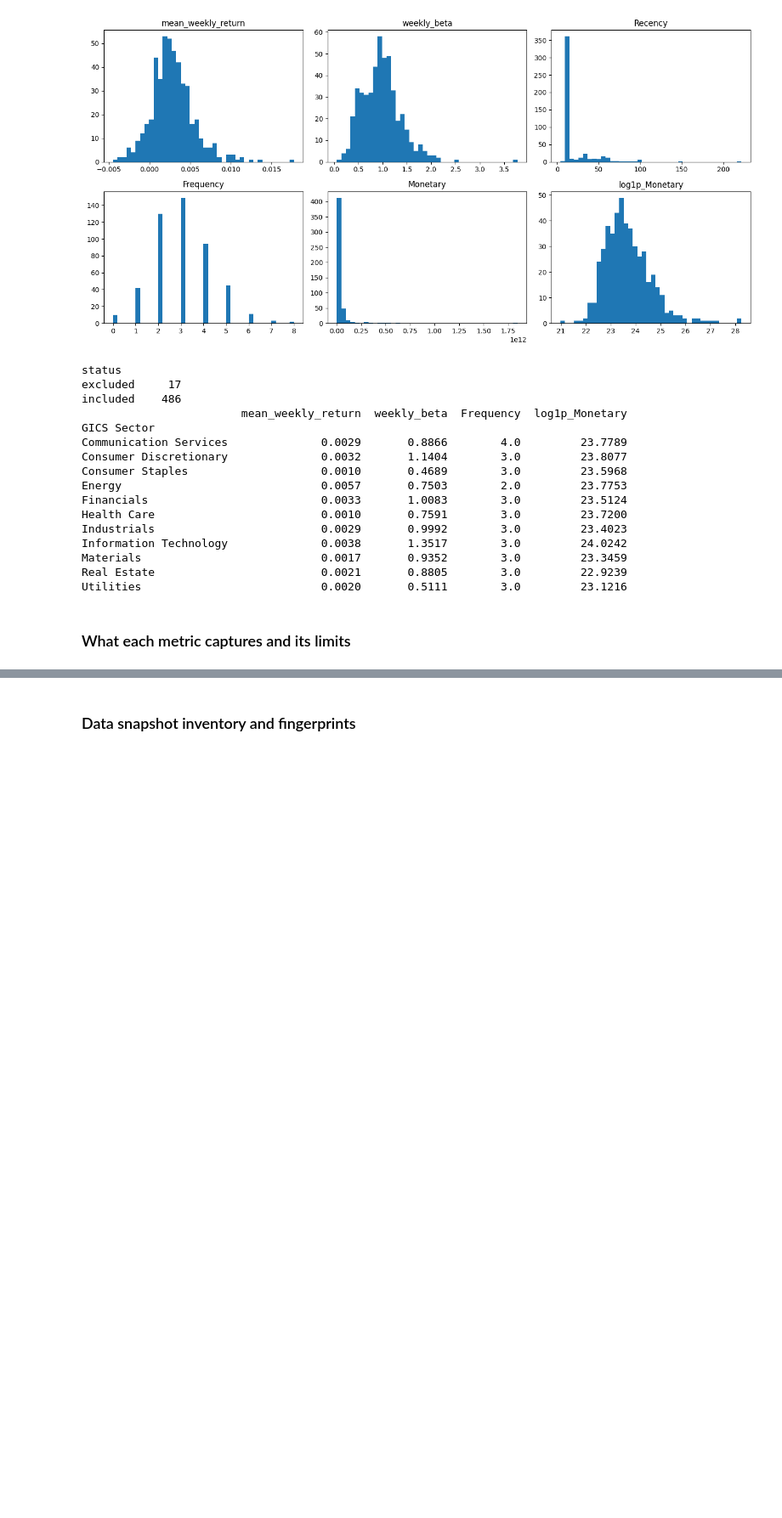
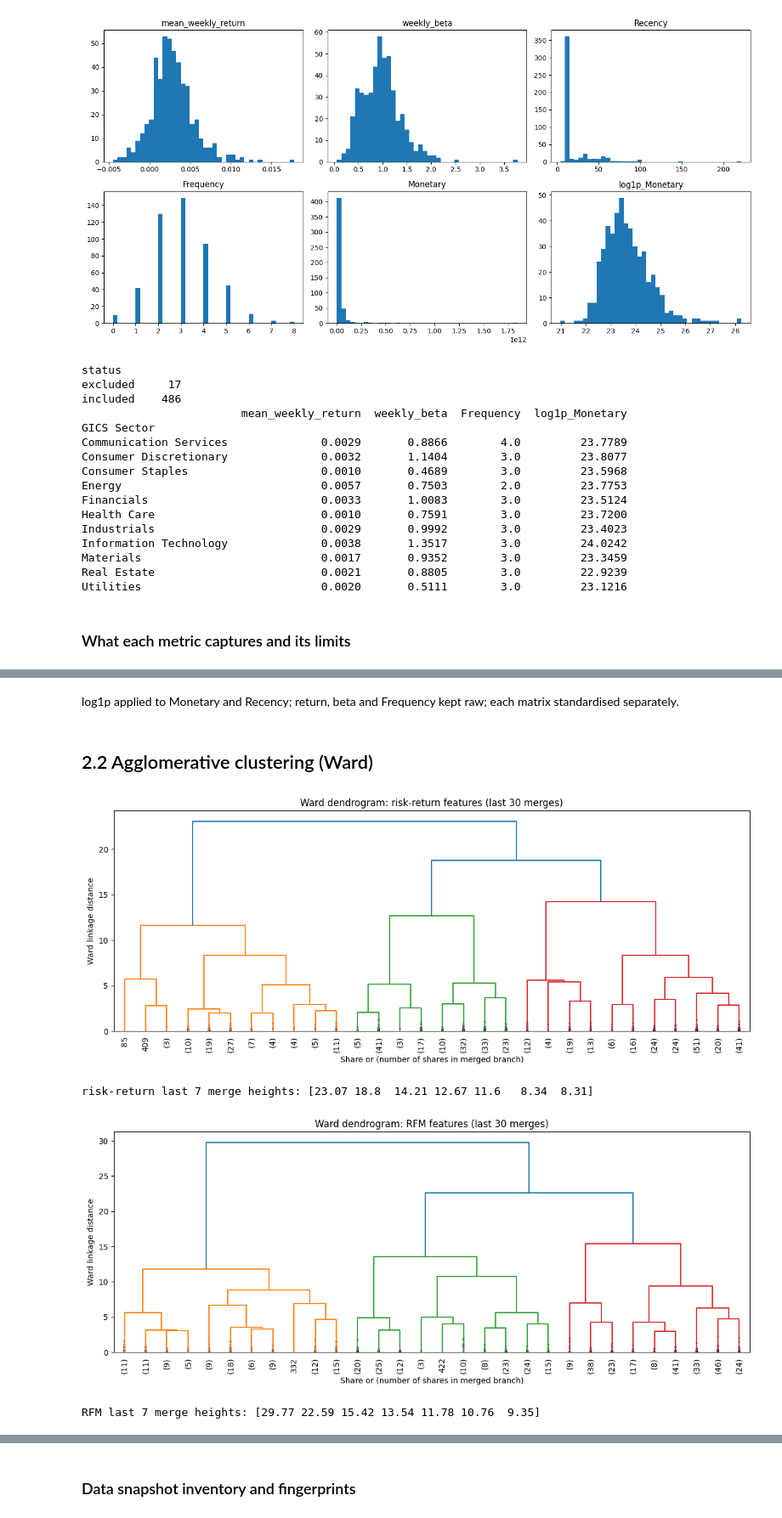
Before and after one commit to Thisen438/CRM-Coursework, a Jupyter notebook: CWK1_Stock_Segmentation_RFM.ipynb, the cells around one changed output, grey strips where cells are left out. Shown at 85% size. Cells and saved outputs as stored; diff of their text form; code cells hidden in the pictures; blank space fills up the shorter version.

```diff
--- a/CWK1_Stock_Segmentation_RFM.ipynb
+++ b/CWK1_Stock_Segmentation_RFM.ipynb
@@ -624,0 +670,20 @@ Utilities                           0.0020       0.5111        3.0         23.12
+# %%
+risk_features = ["mean_weekly_return", "weekly_beta"]
+X_risk = data[risk_features].copy()
+
+rfm_features = ["Recency", "Frequency", "Monetary"]
+X_rfm = data[rfm_features].copy()
+X_rfm["Recency"] = np.log1p(X_rfm["Recency"])
+X_rfm["Monetary"] = np.log1p(X_rfm["Monetary"])
+X_rfm = X_rfm.rename(columns={"Recency": "log1p_Recency", "Monetary": "log1p_Monetary"})
+
+X_risk_scaled = pd.DataFrame(StandardScaler().fit_transform(X_risk), index=X_risk.index, columns=X_risk.columns)
+X_rfm_scaled = pd.DataFrame(StandardScaler().fit_transform(X_rfm), index=X_rfm.index, columns=X_rfm.columns)
+
+print("Skew after transformation:")
+print(X_rfm.skew().round(2))
+for name, X in [("Risk-return", X_risk_scaled), ("RFM", X_rfm_scaled)]:
+    print(f"\n{name} matrix {X.shape}")
+    print("Mean:", X.mean().round(2).tolist())
+    print("Std: ", X.std(ddof=0).round(2).tolist())
+    print("Max |z|:", X.abs().max().round(2).tolist())
@@ -624,0 +706,24 @@ Utilities                           0.0020       0.5111        3.0         23.12
+# %% [markdown]
+log1p applied to Monetary and Recency; return, beta and Frequency kept raw; each matrix standardised separately.
+# %% [markdown]
+## 2.2 Agglomerative clustering (Ward)
+# %%
+link_risk = linkage(X_risk_scaled, method="ward", metric="euclidean")
+link_rfm = linkage(X_rfm_scaled, method="ward", metric="euclidean")
+
+for name, hierarchy in [("risk-return", link_risk), ("RFM", link_rfm)]:
+    plt.figure(figsize=(12, 5))
+    dendrogram(hierarchy, truncate_mode="lastp", p=30, leaf_rotation=90, show_contracted=True)
+    plt.title(f"Ward dendrogram: {name} features (last 30 merges)")
+    plt.xlabel("Share or (number of shares in merged branch)")
+    plt.ylabel("Ward linkage distance")
+    plt.tight_layout()
+    plt.savefig(f"data/dendrogram_{name.replace('-', '_')}.png", dpi=150)
+    plt.show()
+
+    print(name, "last 7 merge heights:", np.round(hierarchy[-7:, 2][::-1], 2))
+# %% [output]
+[figure, added]
+risk-return last 7 merge heights: [23.07 18.8  14.21 12.67 11.6   8.34  8.31]
+[figure, added]
+RFM last 7 merge heights: [29.77 22.59 15.42 13.54 11.78 10.76  9.35]
```
Also changed, not shown: parts of 40 cells of this notebook, 12 other files.
